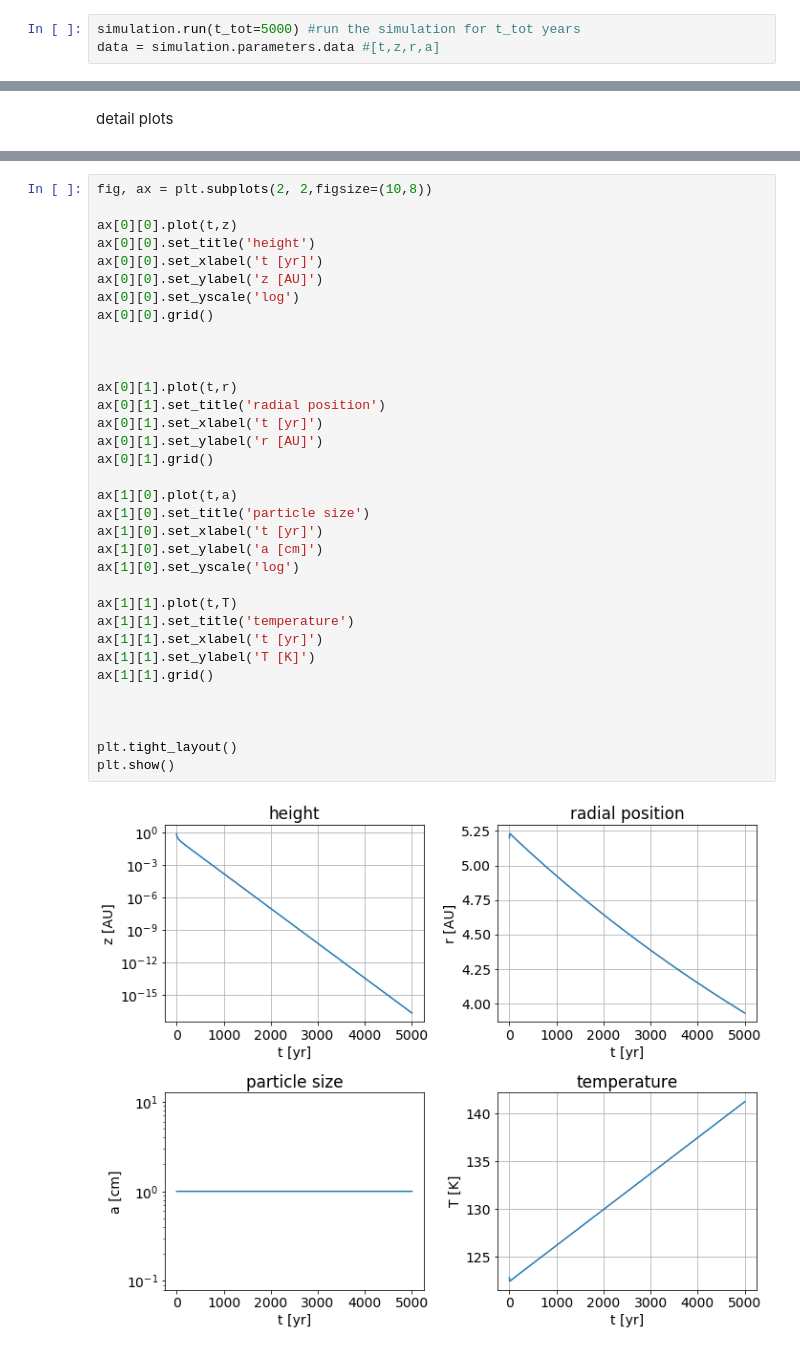
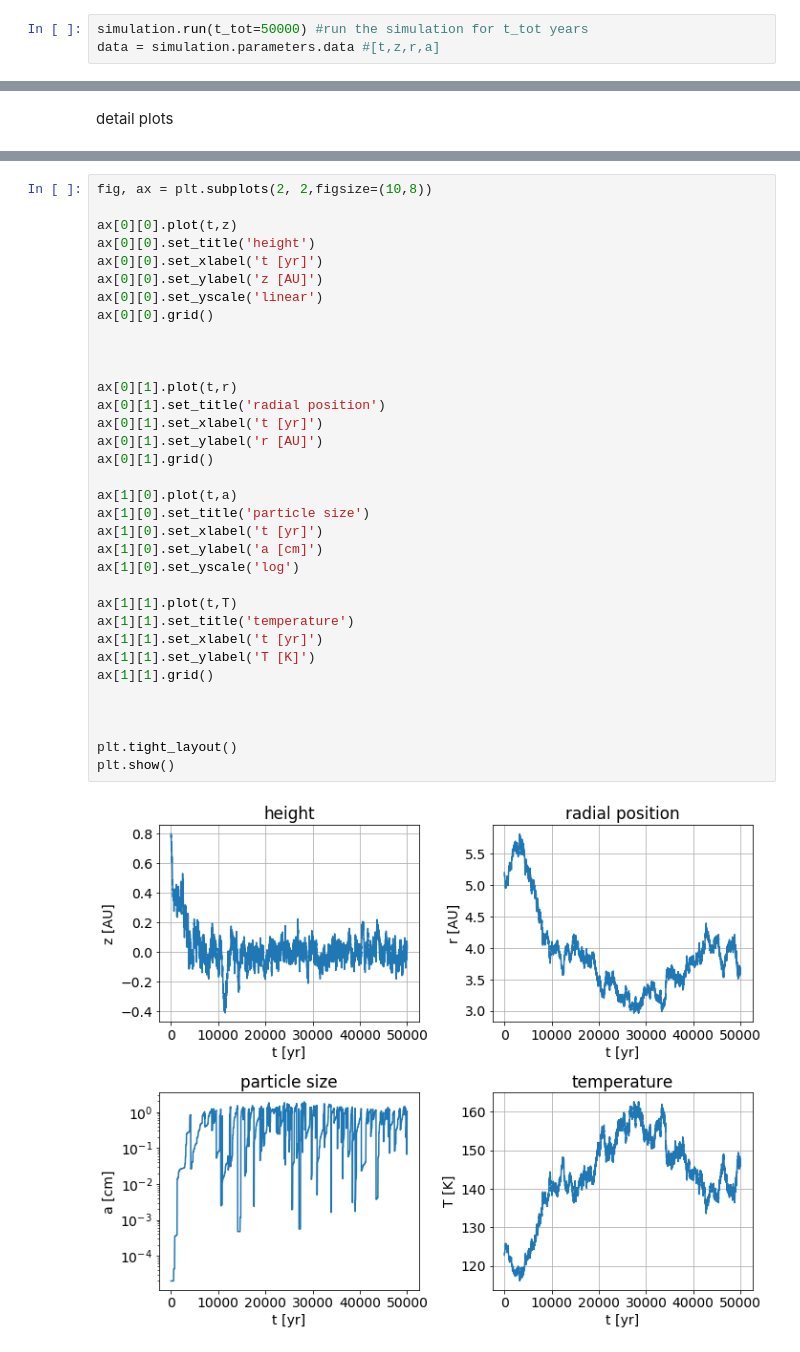
Before and after one commit to binkertf/2dvertical_tracking, a Jupyter notebook: Nakagawa_1986_figure1.ipynb, the cells around one changed output, grey strips where cells are left out. Drawn from its saved outputs; the diff is of its cells as text.

```diff
--- a/Nakagawa_1986_figure1.ipynb
+++ b/Nakagawa_1986_figure1.ipynb
@@ -113,7 +113,7 @@ for i, hg in enumerate(hg):
 
 rho_g = simulation.disk.gas.rho_2d
 # %%
-simulation.run(t_tot=5000) #run the simulation for t_tot years
+simulation.run(t_tot=50000) #run the simulation for t_tot years
 data = simulation.parameters.data #[t,z,r,a]
 # %% [output]
 initialization done.
@@ -191,32 +233,32 @@ ax[0][0].plot(t,z)
 ax[0][0].set_title('height')
 ax[0][0].set_xlabel('t [yr]')
 ax[0][0].set_ylabel('z [AU]')
-ax[0][0].set_yscale('log')
+ax[0][0].set_yscale('linear')
 ax[0][0].grid()
 
 
 
 ax[0][1].plot(t,r)
 ax[0][1].set_title('radial position')
 ax[0][1].set_xlabel('t [yr]')
 ax[0][1].set_ylabel('r [AU]')
 ax[0][1].grid()
 
 ax[1][0].plot(t,a)
 ax[1][0].set_title('particle size')
 ax[1][0].set_xlabel('t [yr]')
 ax[1][0].set_ylabel('a [cm]')
 ax[1][0].set_yscale('log')
 
 ax[1][1].plot(t,T)
 ax[1][1].set_title('temperature')
 ax[1][1].set_xlabel('t [yr]')
 ax[1][1].set_ylabel('T [K]')
 ax[1][1].grid()
 
 
 
 plt.tight_layout()
 plt.show()
 # %% [output]
-[figure, old version]
+[figure, new version]
```
Also changed, not shown: parts of 4 cells of this notebook, 12 other files.
